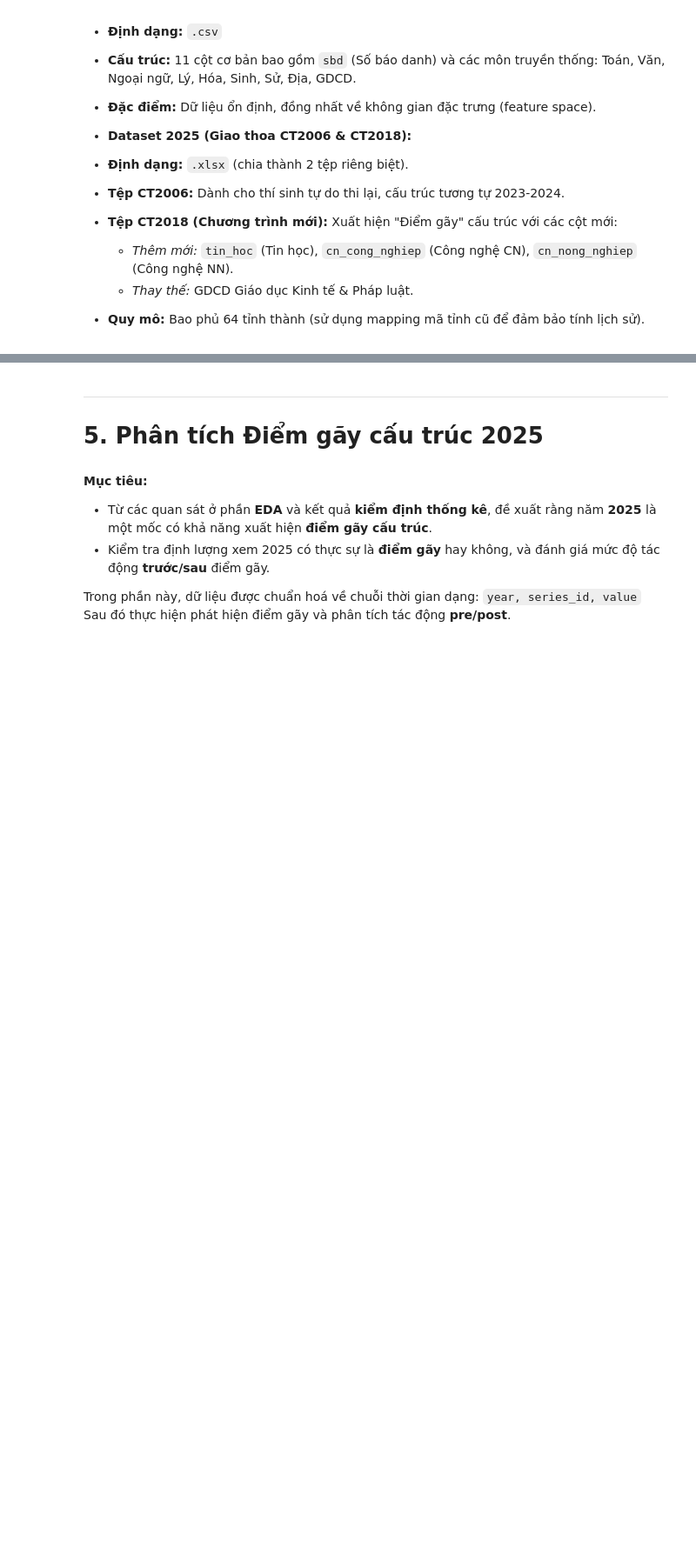
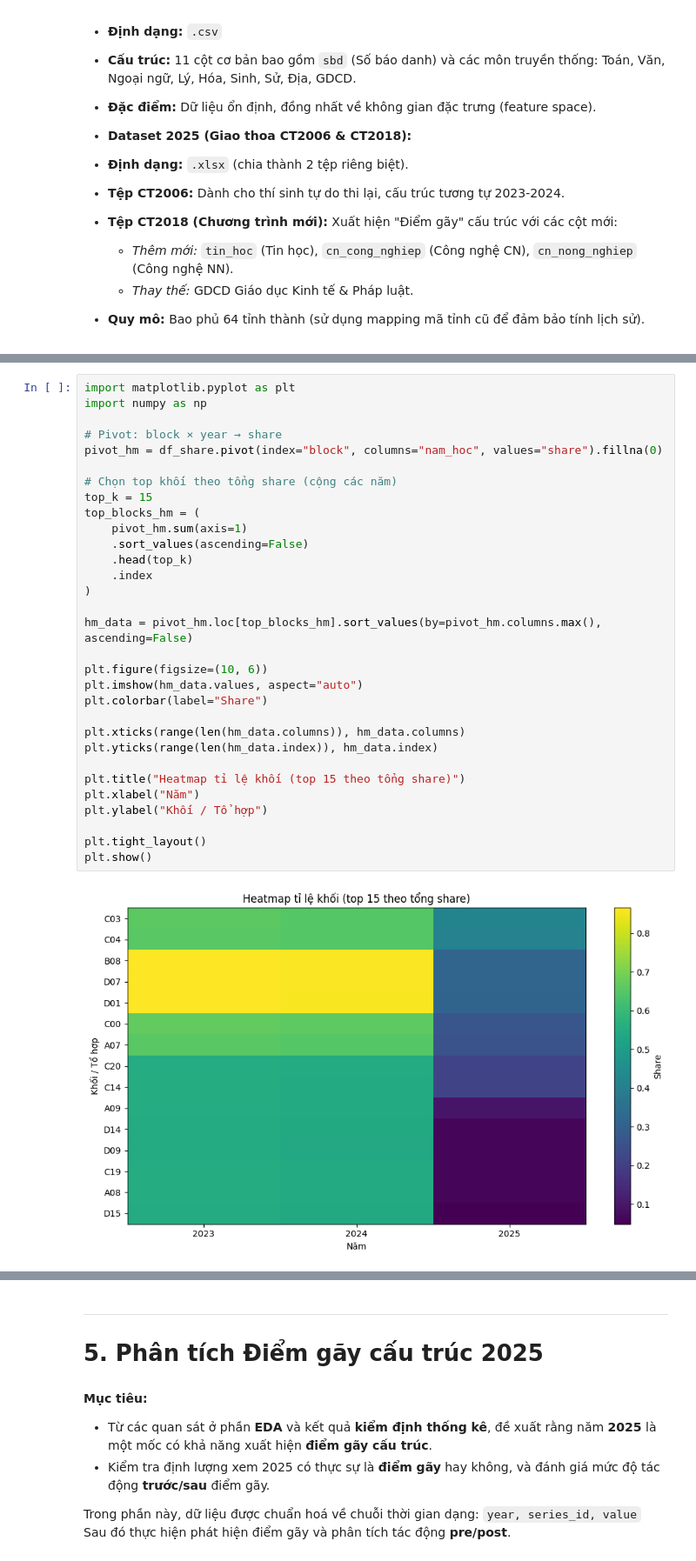
Before and after one commit to tano-dev/Vietnam-National-Exam-Score-Analysis-and-Forecasting, a Jupyter notebook: Report/ReportProject.ipynb, the cells around one changed output, grey strips where cells are left out. Shown at 87% size. Drawn from its saved outputs; the diff is of its cells as text; blank space fills up the shorter version.

```diff
--- a/Report/ReportProject.ipynb
+++ b/Report/ReportProject.ipynb
@@ -565,0 +753,33 @@ if RUN_PIPELINE:
+# %%
+import matplotlib.pyplot as plt
+import numpy as np
+
+# Pivot: block × year → share
+pivot_hm = df_share.pivot(index="block", columns="nam_hoc", values="share").fillna(0)
+
+# Chọn top khối theo tổng share (cộng các năm)
+top_k = 15
+top_blocks_hm = (
+    pivot_hm.sum(axis=1)
+    .sort_values(ascending=False)
+    .head(top_k)
+    .index
+)
+
+hm_data = pivot_hm.loc[top_blocks_hm].sort_values(by=pivot_hm.columns.max(), ascending=False)
+
+plt.figure(figsize=(10, 6))
+plt.imshow(hm_data.values, aspect="auto")
+plt.colorbar(label="Share")
+
+plt.xticks(range(len(hm_data.columns)), hm_data.columns)
+plt.yticks(range(len(hm_data.index)), hm_data.index)
+
+plt.title("Heatmap tỉ lệ khối (top 15 theo tổng share)")
+plt.xlabel("Năm")
+plt.ylabel("Khối / Tổ hợp")
+
+plt.tight_layout()
+plt.show()
+# %% [output]
+[figure, added]
```
Also changed, not shown: parts of 72 cells of this notebook.
